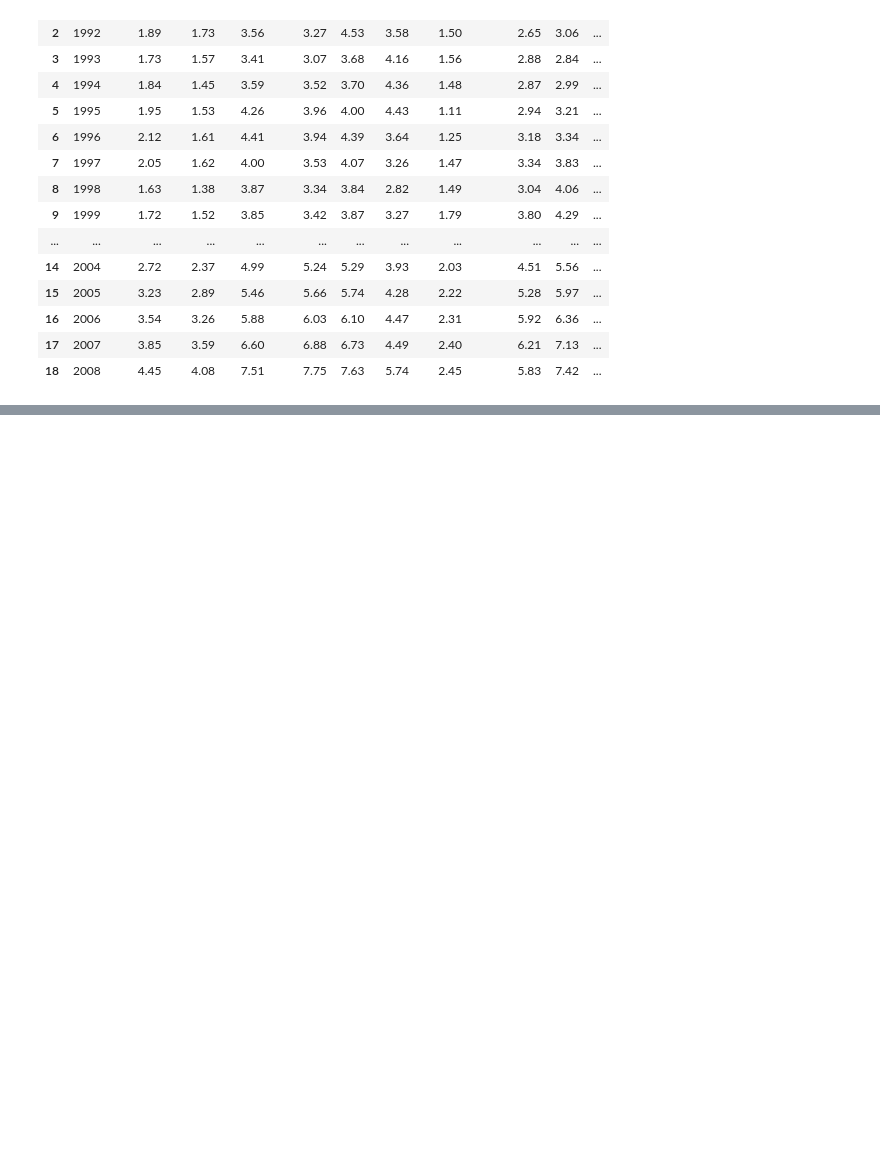
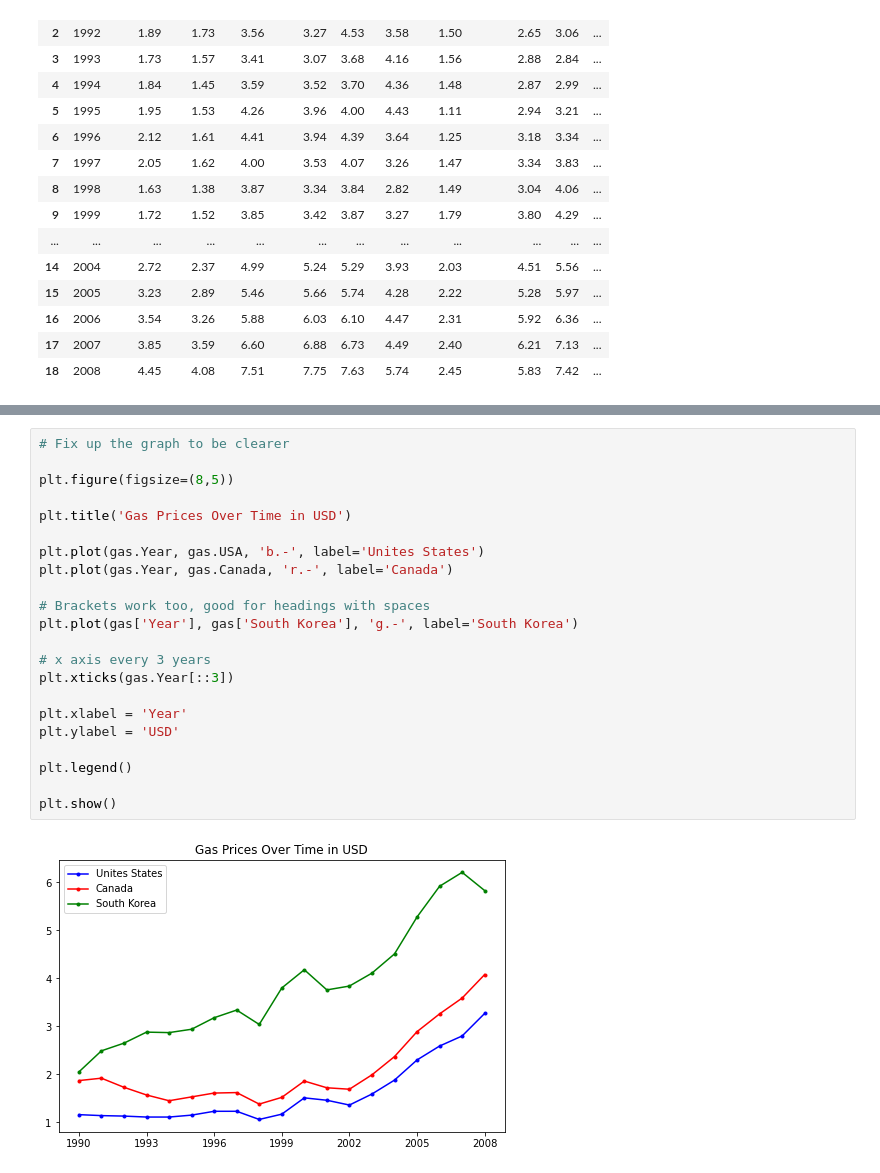
Before and after one commit to Eleanor-Shellstrop/matplotlib-test, a Jupyter notebook: matplotlib-practice2.ipynb, the cells around one changed output, grey strips where cells are left out. Cells and saved outputs as stored; diff of their text form; blank space fills up the shorter version.

```diff
--- a/matplotlib-practice2.ipynb
+++ b/matplotlib-practice2.ipynb
@@ -30,0 +43,24 @@ gas
+# %%
+# Fix up the graph to be clearer
+
+plt.figure(figsize=(8,5))
+
+plt.title('Gas Prices Over Time in USD')
+
+plt.plot(gas.Year, gas.USA, 'b.-', label='Unites States')
+plt.plot(gas.Year, gas.Canada, 'r.-', label='Canada')
+
+# Brackets work too, good for headings with spaces
+plt.plot(gas['Year'], gas['South Korea'], 'g.-', label='South Korea')
+
+# x axis every 3 years
+plt.xticks(gas.Year[::3])
+
+plt.xlabel = 'Year'
+plt.ylabel = 'USD'
+
+plt.legend()
+
+plt.show()
+# %% [output]
+[figure, added]
```
Also changed, not shown: parts of 2 cells of this notebook.
